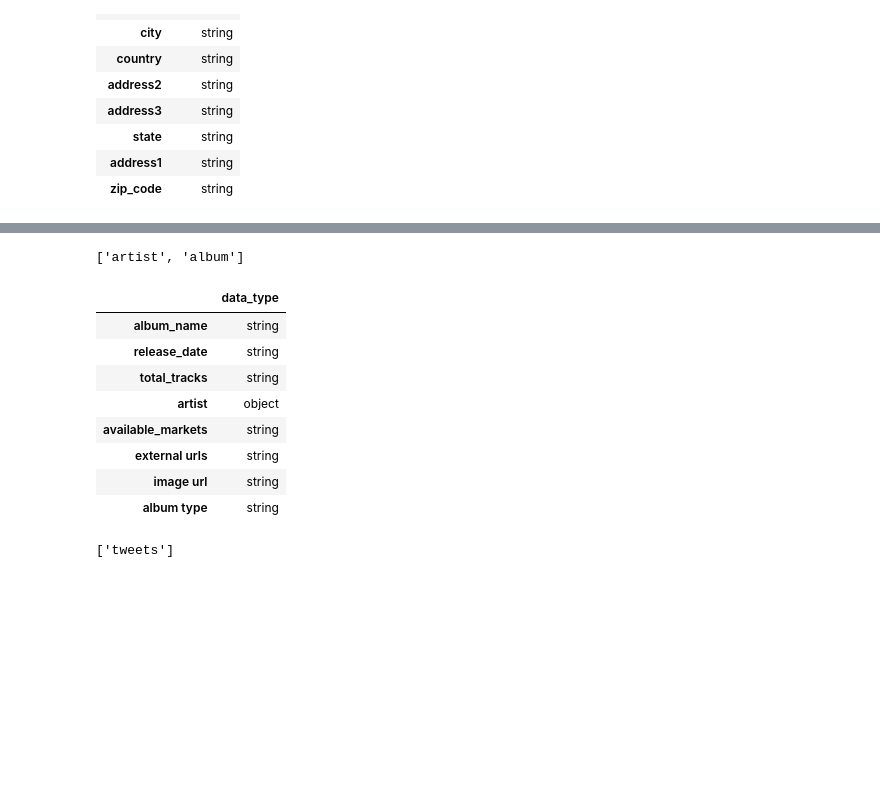
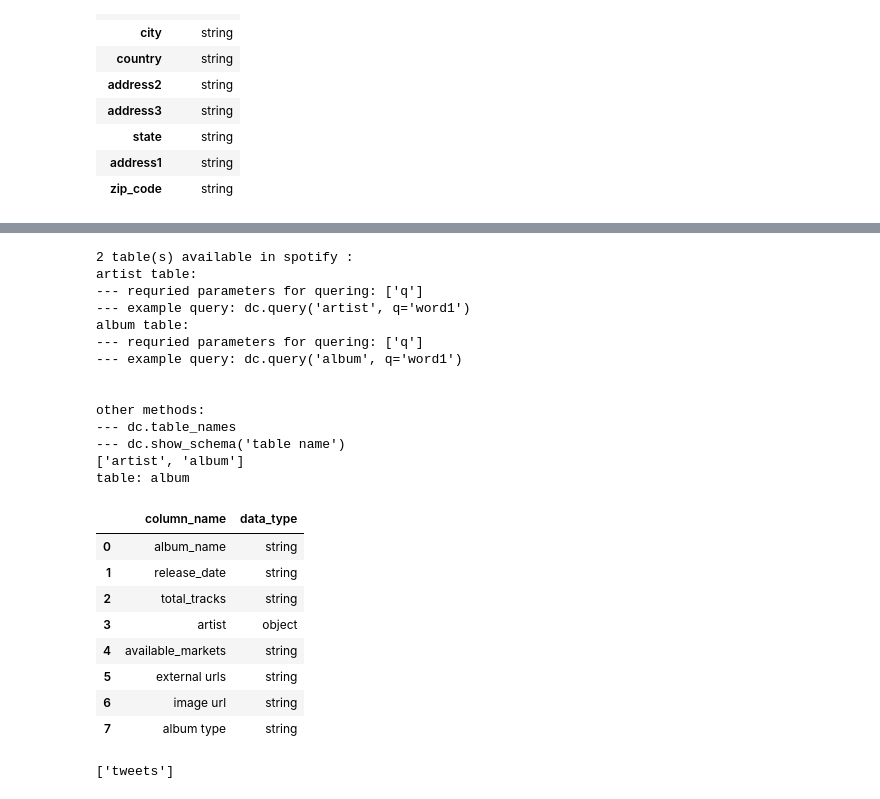
Before and after one commit to sfu-db/dataprep, a Jupyter notebook: demo.ipynb, the cells around one changed output, grey strips where cells are left out. Drawn from its saved outputs; the diff is of its cells as text; code cells hidden in the pictures; blank space fills up the shorter version.

Commit message:
refined show_schema and info methods

```diff
--- a/demo.ipynb
+++ b/demo.ipynb
@@ -75,27 +74,42 @@ df
 # %%
 client_id = '9f2b33cbc59c4fb3aac9aabdbd5b8d00'
 client_secret = 'ce1e42a3b39f4410897598bb70a21828'
 
-dc = Connector("file://DataConnectorConfigs/spotify", auth_params={"client_id": client_id, "client_secret": client_secret})
+dc = Connector("./DataConnectorConfigs/spotify", auth_params={"client_id": client_id, "client_secret": client_secret})
 #dc = Connector("file://../config_files/spotify", auth_params={"token":"BQDcmurGDG0hhjPsTaW-uMOlboOmT1S---VrnXIPKc0_lulIr94So6kH1tvoMThShFqVsK0ZlrQcrTcRcvtTlgaufV6IqpbWPiLKTFIT9QdstmcYXta7bXKDImA52dTHpzqLjEGFhDxszTqvsmcy0xpEvIZXPdKCVXI"})
 #df = dc.query("artist", q="adele")
+
+dc.info()
 
 print(dc.table_names)
 dc.show_schema('album')
 
 # df = dc.query("album", q="yellow")
 # df
 # %% [output]
+2 table(s) available in spotify :
+artist table:
+--- requried parameters for quering: ['q']
+--- example query: dc.query('artist', q='word1')
+album table:
+--- requried parameters for quering: ['q']
+--- example query: dc.query('album', q='word1')
+
+
+other methods:
+--- dc.table_names
+--- dc.show_schema('table name')
 ['artist', 'album']
+table: album
-|  | data_type |
-| album_name | string |
-| release_date | string |
-| total_tracks | string |
-| artist | object |
-| available_markets | string |
-| external urls | string |
-| image url | string |
-| album type | string |
+|  | column_name | data_type |
+| 0 | album_name | string |
+| 1 | release_date | string |
+| 2 | total_tracks | string |
+| 3 | artist | object |
+| 4 | available_markets | string |
+| 5 | external urls | string |
+| 6 | image url | string |
+| 7 | album type | string |
 # %%
 client_id = 'j5bcIQapZUhRCWqfeRlz6jDIO'
 client_secret = 'Bc9KLr9csRuANgu0ImoSMR0mh7VH6l19GNwF6VJvzMOV0AXxym'
```
Also changed, not shown: parts of 3 cells of this notebook, 1 other file.
